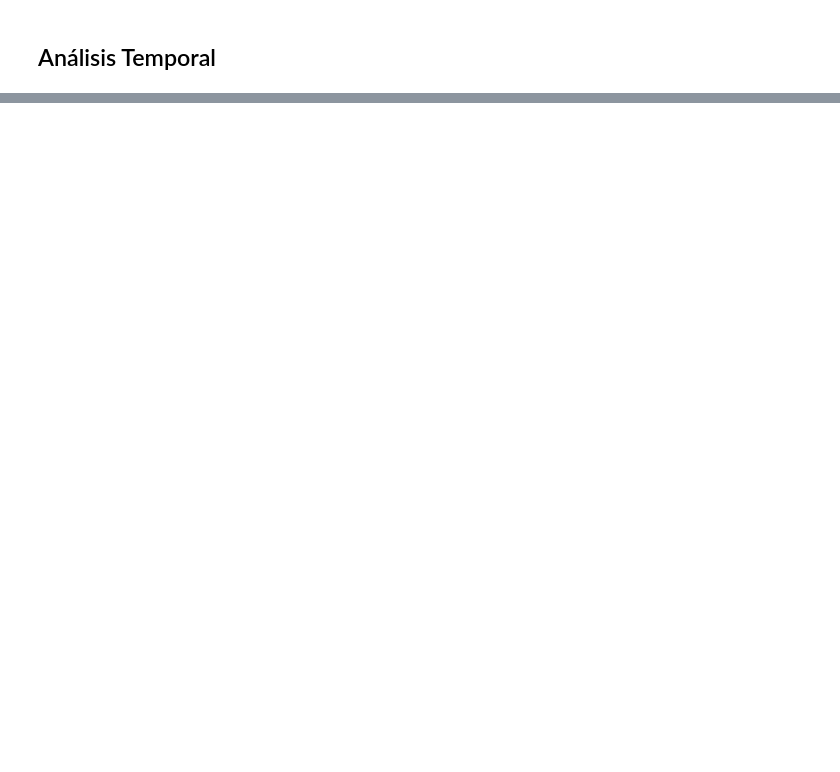
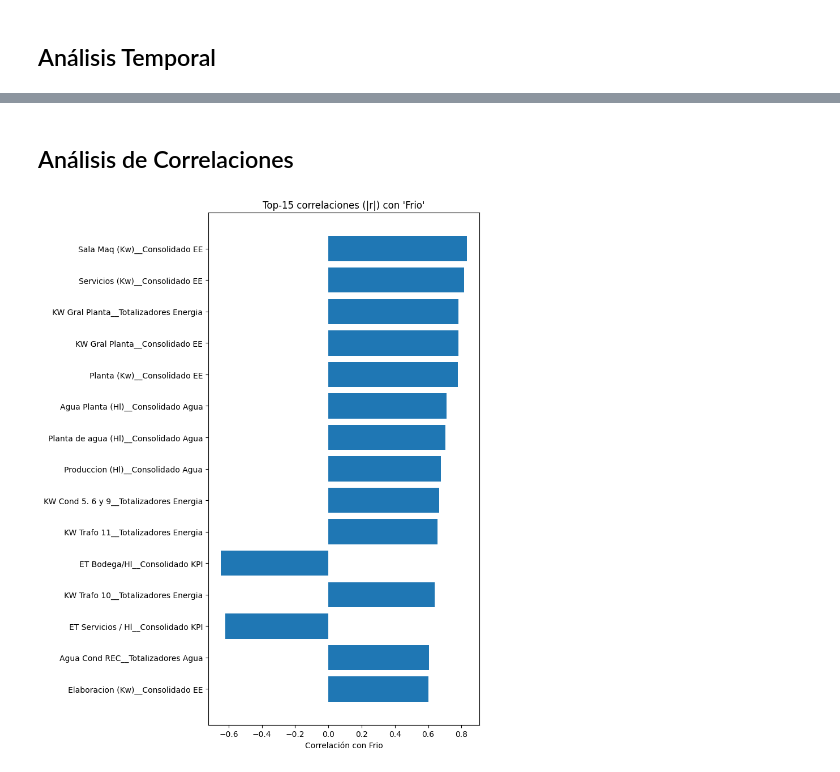
Before and after one commit to Angiii12/TPF_Prediccion_de_Consumo_Energetico, a Jupyter notebook: eda_fase1.ipynb, the cells around one changed output, grey strips where cells are left out. Drawn from its saved outputs; the diff is of its cells as text; code cells hidden in the pictures; blank space fills up the shorter version.

```diff
--- a/eda_fase1.ipynb
+++ b/eda_fase1.ipynb
@@ -159,0 +395,31 @@ checksum(df_imputado, 'df_imputado')
+# %% [markdown]
+## Análisis de Correlaciones
+# %%
+# (opcional) si tenés seaborn, activá este bloque para mejor visualización
+try:
+    import seaborn as sns
+    HAS_SNS = True
+except Exception:
+    HAS_SNS = False
+
+# --- preparar numéricas ---
+g = df_imputado.copy()
+num = g.select_dtypes(include=["number"])  # solo columnas numéricas
+corr = num.corr(method="pearson")
+
+# ---------------------------
+# 1) Top-30 correlaciones con 'Frio'
+# ---------------------------
+if "Frio" in corr.columns:
+    cor_frio = corr["Frio"].drop("Frio").sort_values(key=np.abs, ascending=False).head(15)
+
+    plt.figure(figsize=(8, 10))
+    plt.barh(cor_frio.index[::-1], cor_frio.values[::-1])
+    plt.xlabel("Correlación con Frio")
+    plt.title("Top-15 correlaciones (|r|) con 'Frio'")
+    plt.tight_layout()
+    plt.show()
+else:
+    print("⚠ No se encontró la columna 'Frio' entre las numéricas.")
+# %% [output]
+[figure, added]
```
Also changed, not shown: parts of 19 cells of this notebook, 2 other files.
